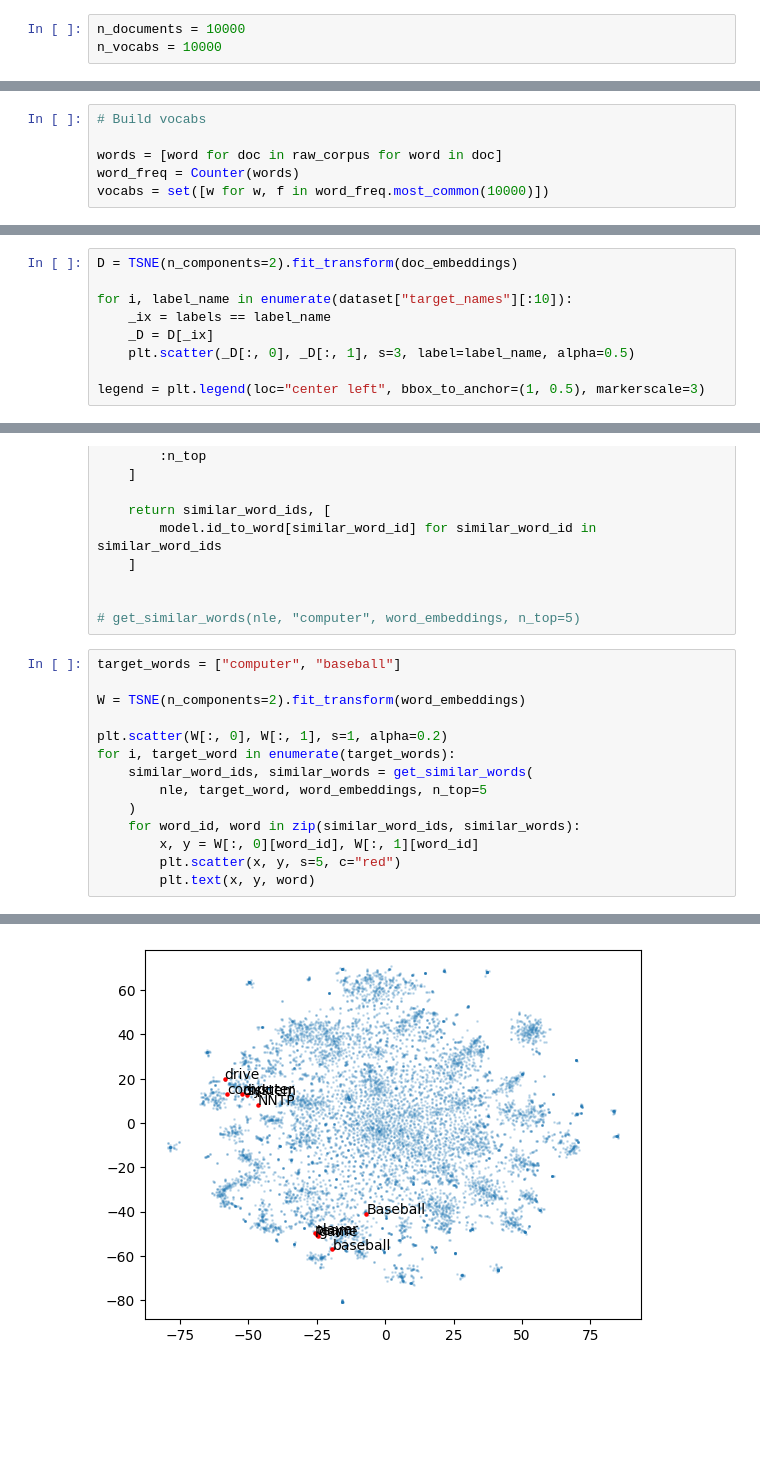
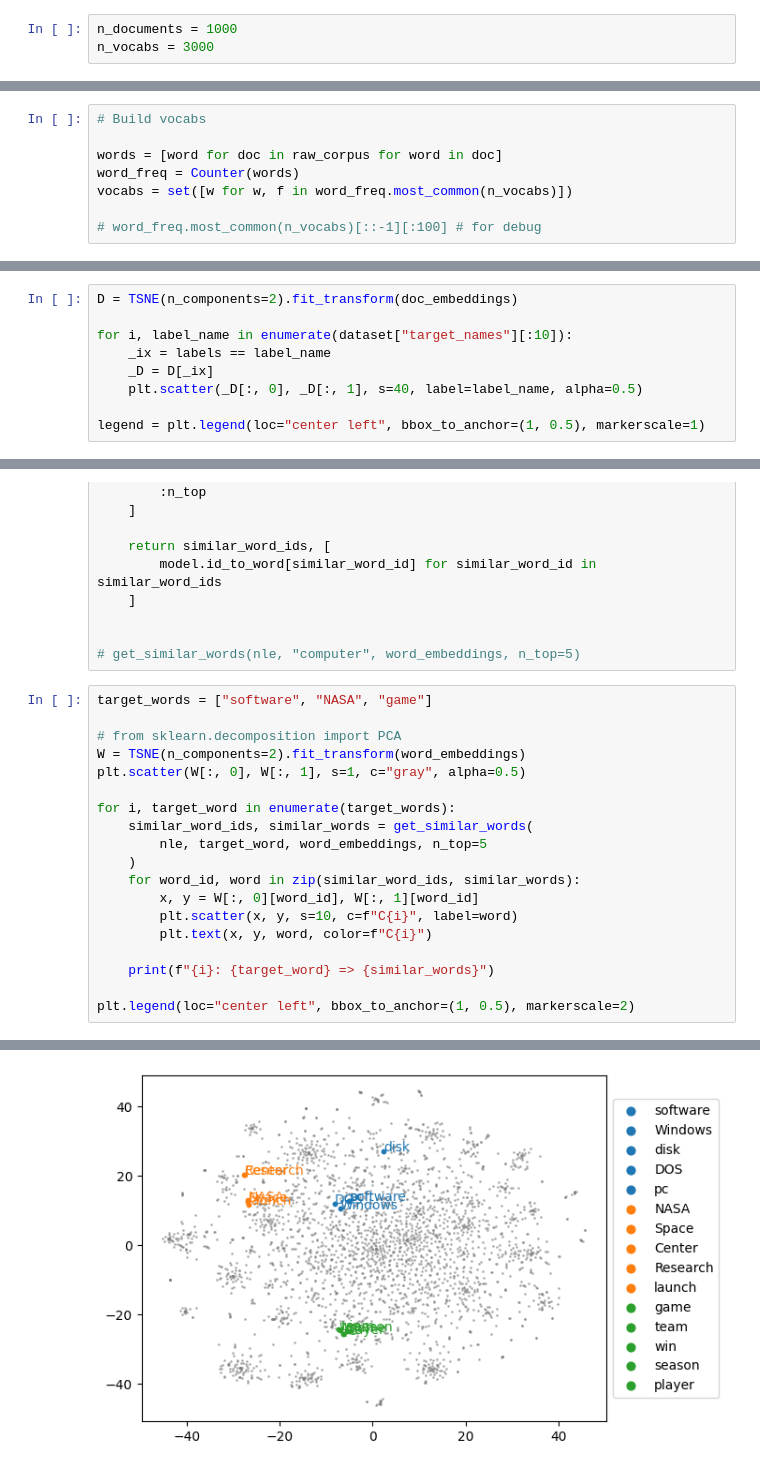
Before and after one commit to kzak/pynle, a Jupyter notebook: notebooks/pynle_example.ipynb, the cells around one changed output, grey strips where cells are left out. Cells and saved outputs as stored; diff of their text form; blank space fills up the shorter version.

```diff
--- a/notebooks/pynle_example.ipynb
+++ b/notebooks/pynle_example.ipynb
@@ -31,8 +29,8 @@ nlp = spacy.load("en_core_web_sm")
 # %% [markdown]
 # Data Preparation
 # %%
-n_documents = 10000
-n_vocabs = 10000
+n_documents = 1000
+n_vocabs = 3000
 # %%
 dataset = fetch_20newsgroups(subset="train")
 # %%
@@ -64,7 +62,9 @@ else:
 
 words = [word for doc in raw_corpus for word in doc]
 word_freq = Counter(words)
-vocabs = set([w for w, f in word_freq.most_common(10000)])
+vocabs = set([w for w, f in word_freq.most_common(n_vocabs)])
+
+# word_freq.most_common(n_vocabs)[::-1][:100] # for debug
 # %%
 # Build corpus from raw_corpus and vocabs
 
@@ -96,7 +96,7 @@ D = TSNE(n_components=2).fit_transform(doc_embeddings)
 for i, label_name in enumerate(dataset["target_names"][:10]):
     _ix = labels == label_name
     _D = D[_ix]
-    plt.scatter(_D[:, 0], _D[:, 1], s=3, label=label_name, alpha=0.5)
+    plt.scatter(_D[:, 0], _D[:, 1], s=40, label=label_name, alpha=0.5)
 
-legend = plt.legend(loc="center left", bbox_to_anchor=(1, 0.5), markerscale=3)
+legend = plt.legend(loc="center left", bbox_to_anchor=(1, 0.5), markerscale=1)
 # %% [output]
@@ -117,17 +117,22 @@ def get_similar_words(model, word, word_embeddings, n_top: int = 10) -> list[str
 
 # get_similar_words(nle, "computer", word_embeddings, n_top=5)
 # %%
-target_words = ["computer", "baseball"]
+target_words = ["software", "NASA", "game"]
 
+# from sklearn.decomposition import PCA
 W = TSNE(n_components=2).fit_transform(word_embeddings)
+plt.scatter(W[:, 0], W[:, 1], s=1, c="gray", alpha=0.5)
 
-plt.scatter(W[:, 0], W[:, 1], s=1, alpha=0.2)
 for i, target_word in enumerate(target_words):
     similar_word_ids, similar_words = get_similar_words(
         nle, target_word, word_embeddings, n_top=5
     )
     for word_id, word in zip(similar_word_ids, similar_words):
         x, y = W[:, 0][word_id], W[:, 1][word_id]
-        plt.scatter(x, y, s=5, c="red")
-        plt.text(x, y, word)
+        plt.scatter(x, y, s=10, c=f"C{i}", label=word)
+        plt.text(x, y, word, color=f"C{i}")
+
+    print(f"{i}: {target_word} => {similar_words}")
+
+plt.legend(loc="center left", bbox_to_anchor=(1, 0.5), markerscale=2)
 # %% [output]
@@ -134 +143 @@ for i, target_word in enumerate(target_words):
-[figure, old version]
+[figure, new version]
```
Also changed, not shown: parts of 4 cells of this notebook.
